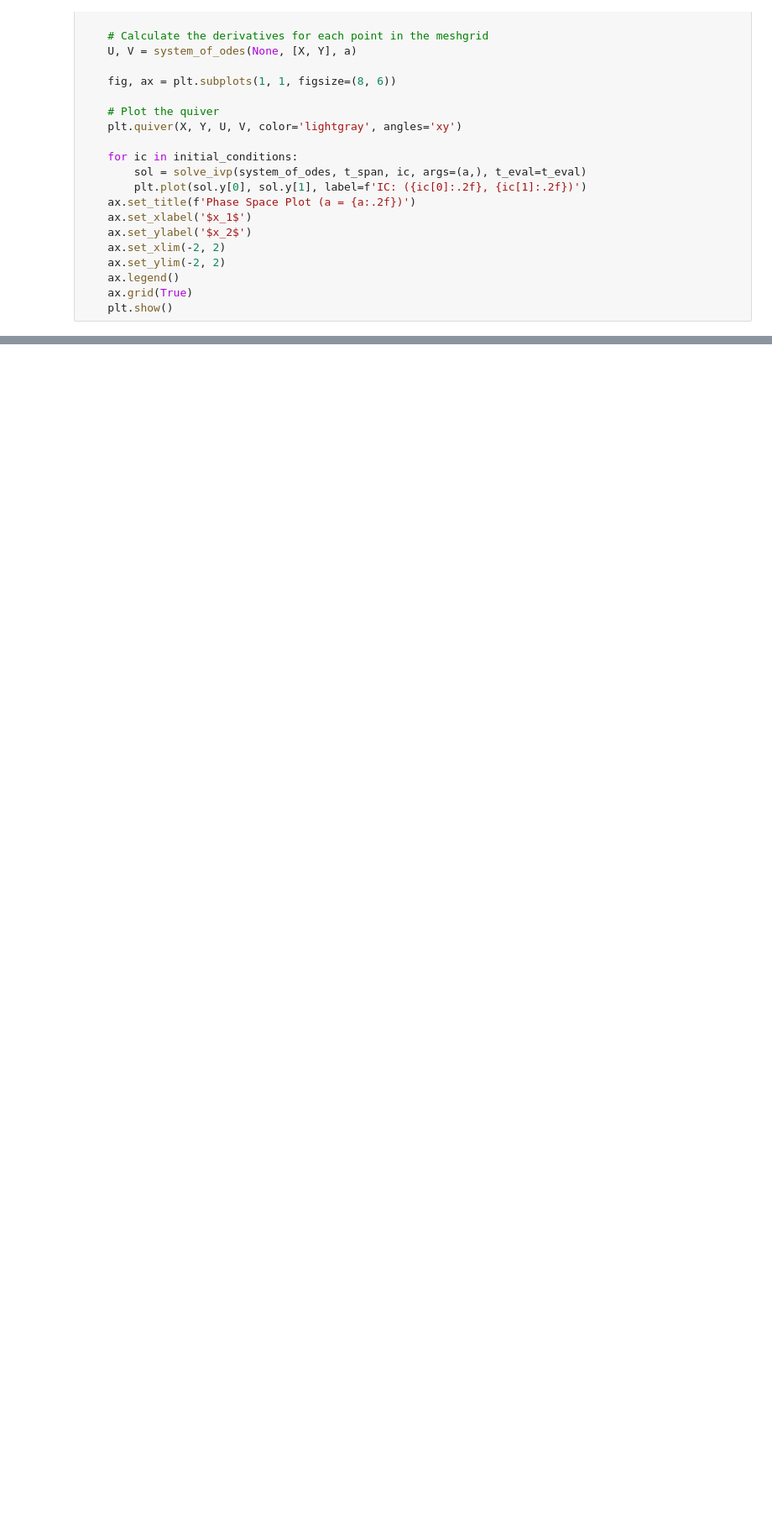
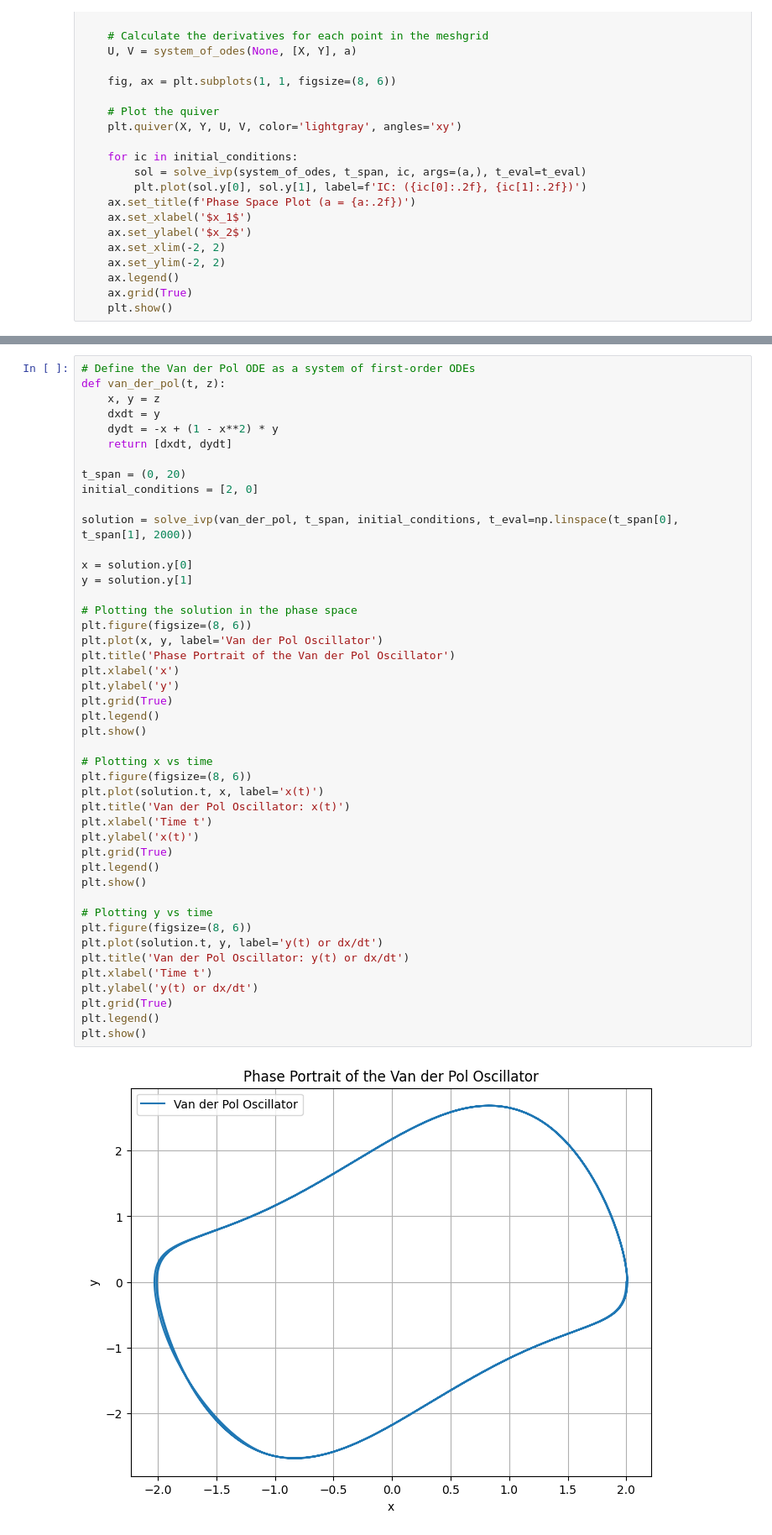
Before and after one commit to vini-fda/FM_223_Lista8, a Jupyter notebook: lista8.ipynb, the cells around one changed output, grey strips where cells are left out. Shown: that part at 84% size. Cells and saved outputs as stored; diff of their text form; blank space fills up the shorter version.

```diff
--- a/lista8.ipynb
+++ b/lista8.ipynb
@@ -349,0 +372,47 @@ for a in [-1, -0.5, 0, 0.5, 1]:
+# %%
+# Define the Van der Pol ODE as a system of first-order ODEs
+def van_der_pol(t, z):
+    x, y = z
+    dxdt = y
+    dydt = -x + (1 - x**2) * y
+    return [dxdt, dydt]
+
+t_span = (0, 20)
+initial_conditions = [2, 0]
+
+solution = solve_ivp(van_der_pol, t_span, initial_conditions, t_eval=np.linspace(t_span[0], t_span[1], 2000))
+
+x = solution.y[0]
+y = solution.y[1]
+
+# Plotting the solution in the phase space
+plt.figure(figsize=(8, 6))
+plt.plot(x, y, label='Van der Pol Oscillator')
+plt.title('Phase Portrait of the Van der Pol Oscillator')
+plt.xlabel('x')
+plt.ylabel('y')
+plt.grid(True)
+plt.legend()
+plt.show()
+
+# Plotting x vs time
+plt.figure(figsize=(8, 6))
+plt.plot(solution.t, x, label='x(t)')
+plt.title('Van der Pol Oscillator: x(t)')
+plt.xlabel('Time t')
+plt.ylabel('x(t)')
+plt.grid(True)
+plt.legend()
+plt.show()
+
+# Plotting y vs time
+plt.figure(figsize=(8, 6))
+plt.plot(solution.t, y, label='y(t) or dx/dt')
+plt.title('Van der Pol Oscillator: y(t) or dx/dt')
+plt.xlabel('Time t')
+plt.ylabel('y(t) or dx/dt')
+plt.grid(True)
+plt.legend()
+plt.show()
+# %% [output]
+[figure, added]
```
Also changed, not shown: parts of 8 cells of this notebook.
